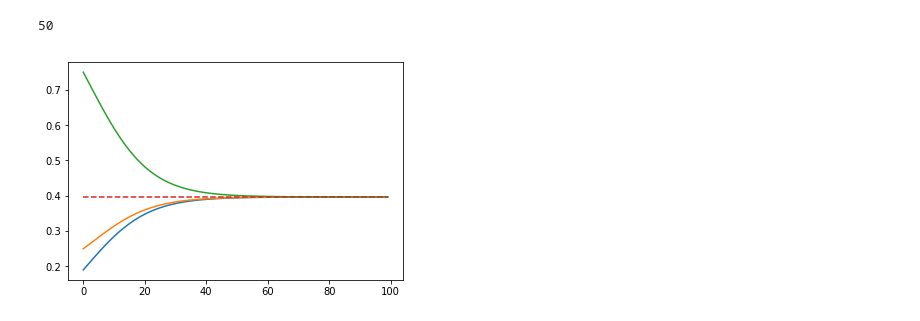
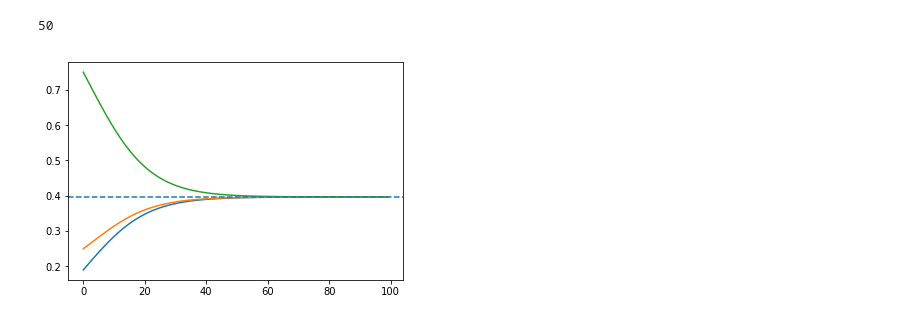
Before and after one commit to Sirquini/Polarization, a Jupyter notebook: New Simulations.ipynb, the cells around one changed output. Drawn from its saved outputs; the diff is of its cells as text; code cells hidden in the pictures.

```diff
--- a/New Simulations.ipynb
+++ b/New Simulations.ipynb
@@ -154,10 +154,10 @@ pol_history, belief_history, _ = plr.run_till_convergence(
 )
 # %%
 plt.plot(belief_history)
-plt.plot([np.mean(belief_step) for belief_step in belief_history], linestyle="dashed")
+plt.axhline(np.mean(belief_history[0]), linestyle="dashed")
 plt.show()
 # %% [output]
-[figure, old version]
+[figure, new version]
 # %%
 (np.mean(belief_history[0]), max(belief_history[-1]))
 # %% [output]
```
Also changed, not shown: parts of 16 cells of this notebook.
